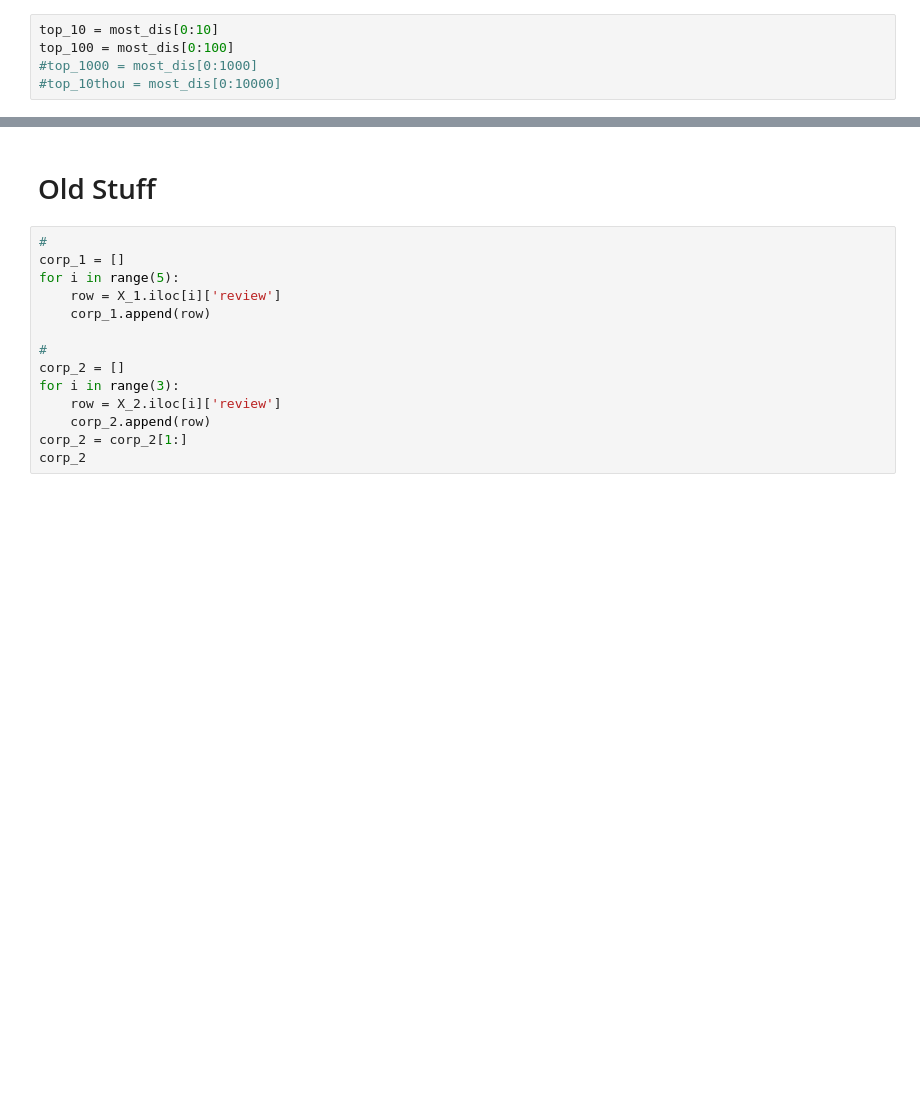
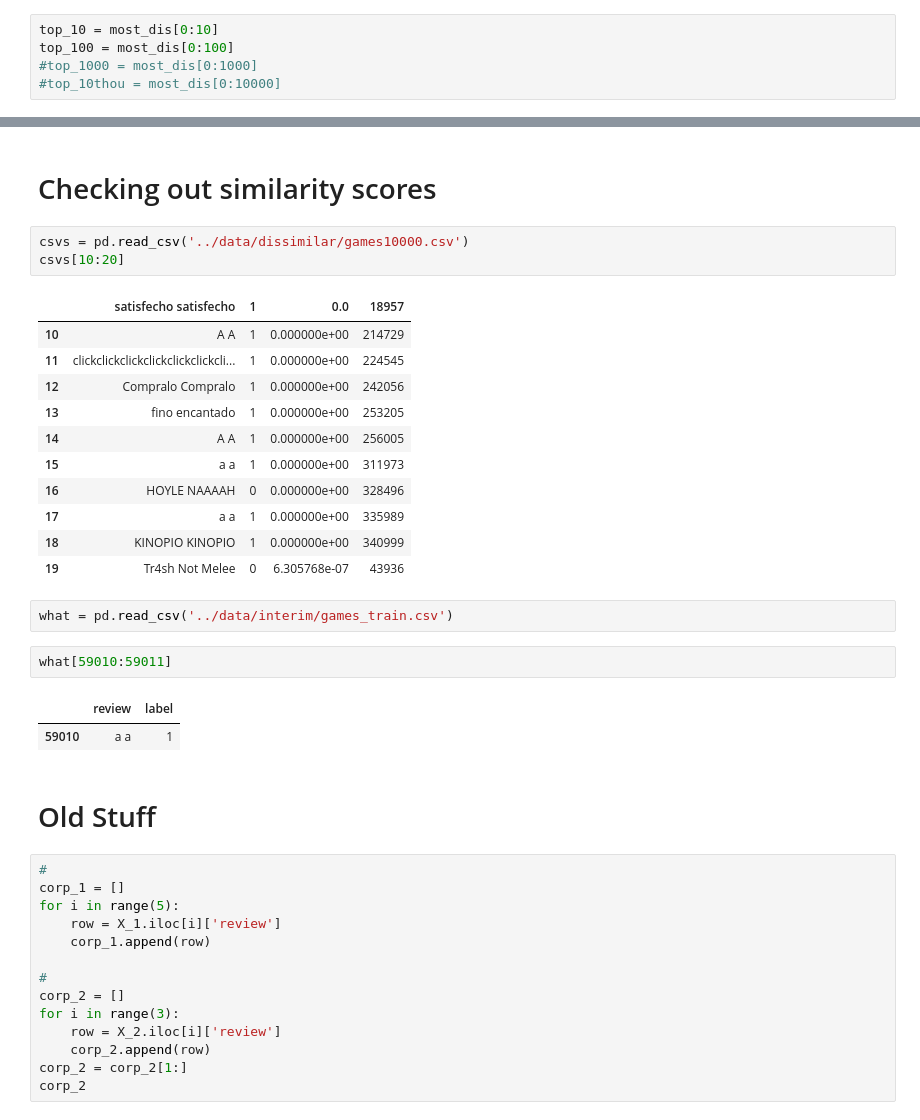
Before and after one commit to dmdequin/sentiment_analysis, a Jupyter notebook: code/cosine.ipynb, the cells around one changed output, grey strips where cells are left out. Drawn from its saved outputs; the diff is of its cells as text; blank space fills up the shorter version.

```diff
--- a/code/cosine.ipynb
+++ b/code/cosine.ipynb
@@ -149,3 +163,27 @@ top_10.to_csv('test.csv', index=False, header=False)
+# %% [markdown]
+# Checking out similarity scores
+# %%
+csvs = pd.read_csv('../data/dissimilar/games10000.csv')
+csvs[10:20]
+# %% [output]
+|  | satisfecho satisfecho | 1 | 0.0 | 18957 |
+| 10 | A A | 1 | 0.000000e+00 | 214729 |
+| 11 | clickclickclickclickclickclickcli... | 1 | 0.000000e+00 | 224545 |
+| 12 | Compralo Compralo | 1 | 0.000000e+00 | 242056 |
+| 13 | fino encantado | 1 | 0.000000e+00 | 253205 |
+| 14 | A A | 1 | 0.000000e+00 | 256005 |
+| 15 | a a | 1 | 0.000000e+00 | 311973 |
+| 16 | HOYLE NAAAAH | 0 | 0.000000e+00 | 328496 |
+| 17 | a a | 1 | 0.000000e+00 | 335989 |
+| 18 | KINOPIO KINOPIO | 1 | 0.000000e+00 | 340999 |
+| 19 | Tr4sh Not Melee | 0 | 6.305768e-07 | 43936 |
+# %%
+what = pd.read_csv('../data/interim/games_train.csv')
+# %%
+what[59010:59011]
+# %% [output]
+|  | review | label |
+| 59010 | a a | 1 |
 # %% [markdown]
 # Old Stuff
 # %%
```
Also changed, not shown: parts of 5 cells of this notebook, 13 other files.
